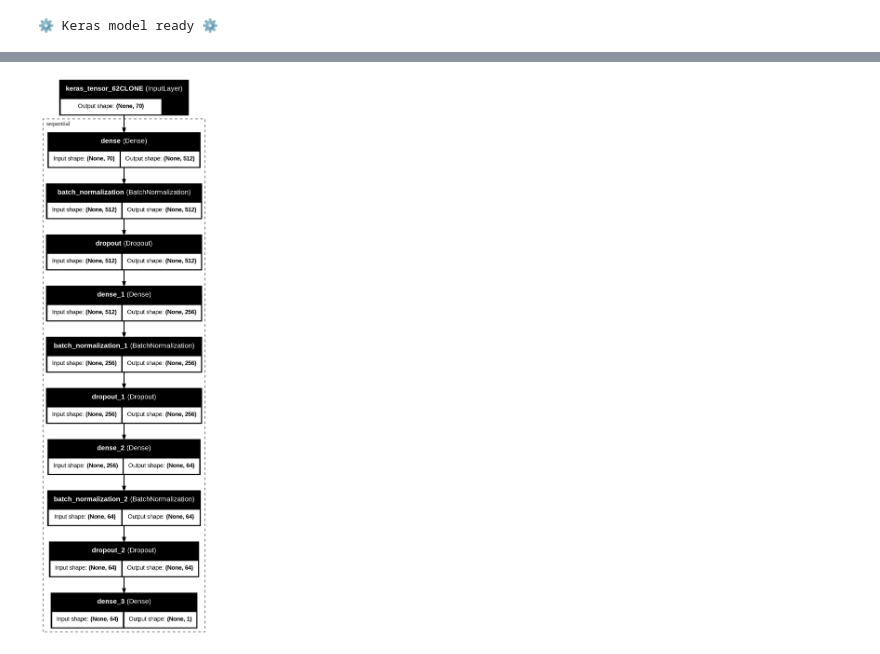
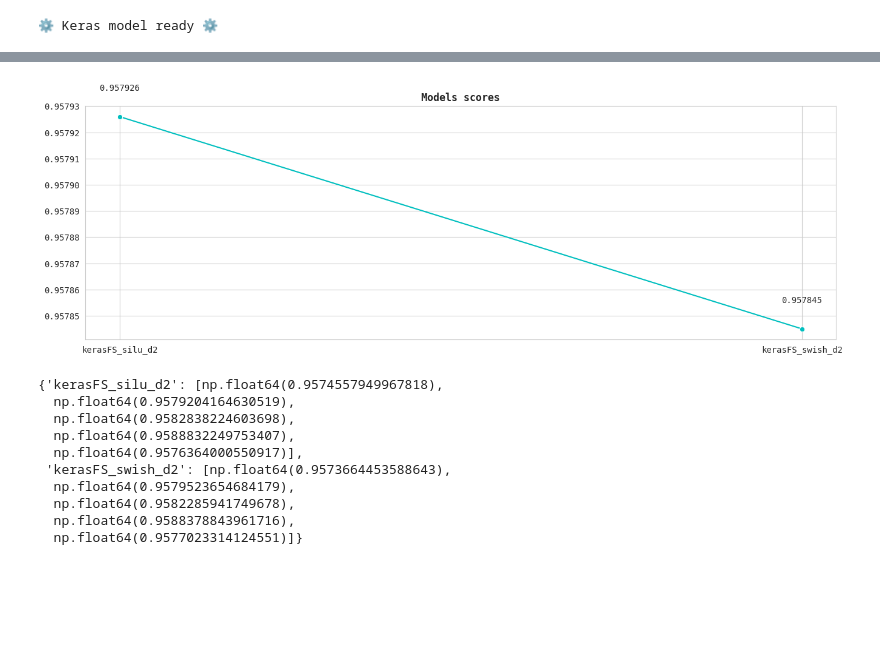
Before and after one commit to coded-sly/ps6e8-Phone-Addiction, a Jupyter notebook: ps6e8-kerasfs-phone-addict.ipynb, the cells around one changed output, grey strips where cells are left out. Drawn from its saved outputs; the diff is of its cells as text; code cells hidden in the pictures; blank space fills up the shorter version.

```diff
--- a/ps6e8-kerasfs-phone-addict.ipynb
+++ b/ps6e8-kerasfs-phone-addict.ipynb
@@ -557,7 +567,7 @@ dtype: int64
 # %%
 from sklearn.base import BaseEstimator, TransformerMixin ## ===== Target/CategoryMean ENCODERS =====
 
-class TargetEncoder(BaseEstimator, TransformerMixin):
+class customTE(BaseEstimator, TransformerMixin):
     """
     Target Encoder that supports multiple aggregation functions,
     internal cross-validation for leakage prevention, and smoothing.
@@ -2161,15 +1559,61 @@ result['oof_score'].item(), result['avg_score'].item()
 # %%
-load_model = tf.keras.models.load_model(f"{CHECKPOINT}best_model_fold_1.model.keras")
+# load_model = tf.keras.models.load_model(f"{CHECKPOINT}best_model.model.keras")
 
-plot_model(
-    load_model,
-    rankdir='TB',
-    show_layer_names=True,
-    show_shapes=True,
-    expand_nested=True,
-    # show_dtype=True,
-)
+# plot_model(
+#     load_model,
+#     rankdir='TB',
+#     show_layer_names=True,
+#     show_shapes=True,
+#     expand_nested=True,
+#     # show_dtype=True,
+# )
 
-# display(Image('/kaggle/working/model.png'))
+# # display(Image('/kaggle/working/model.png'))
-# %% [output]
-[figure, removed]
+# %%
+## -- Get Scores --
+all_scores = {}
+
+for k, v in all_predictions.items():
+    for x, y in v.items():
+        if x == "oof_score":
+            all_scores[k] = y
+
+plt.figure(figsize=(16, 5))
+ax = sns.lineplot(all_scores, marker='o')
+
+# ax.fill_between(range(len(all_model_scores)), all_model_scores.values(), alpha=0.1)
+ax.set_title("Models scores", fontweight="semibold")
+ax.tick_params('x', rotation=0)
+# ax.set_ylim(0.96, 0.968)
+
+add_ = 1e-5
+for i, s in enumerate(all_scores.values()):
+    ax.text(float(i), s+add_, s, ha="center", va="baseline")
+
+# plt.tight_layout()
+plt.show()
+# %% [output]
+[figure, added]
+# %%
+histories = {}
+fold_scores = {}
+
+for k, v in all_predictions.items():
+    for x, y in v.items():
+        if x == "history":
+            histories[k] = y
+        elif x == "fold_score":
+            fold_scores[k] = y
+
+fold_scores
+# %% [output]
+{'kerasFS_silu_d2': [np.float64(0.9574557949967818),
+  np.float64(0.9579204164630519),
+  np.float64(0.9582838224603698),
+  np.float64(0.9588832249753407),
+  np.float64(0.9576364000550917)],
+ 'kerasFS_swish_d2': [np.float64(0.9573664453588643),
+  np.float64(0.9579523654684179),
+  np.float64(0.9582285941749678),
+  np.float64(0.9588378843961716),
+  np.float64(0.9577023314124551)]}
```
Also changed, not shown: parts of 30 cells of this notebook.
